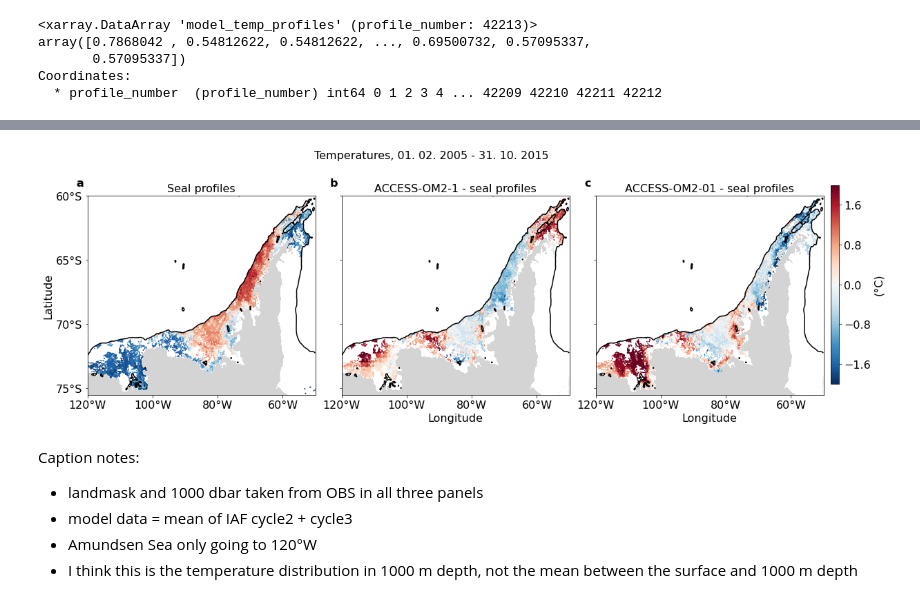
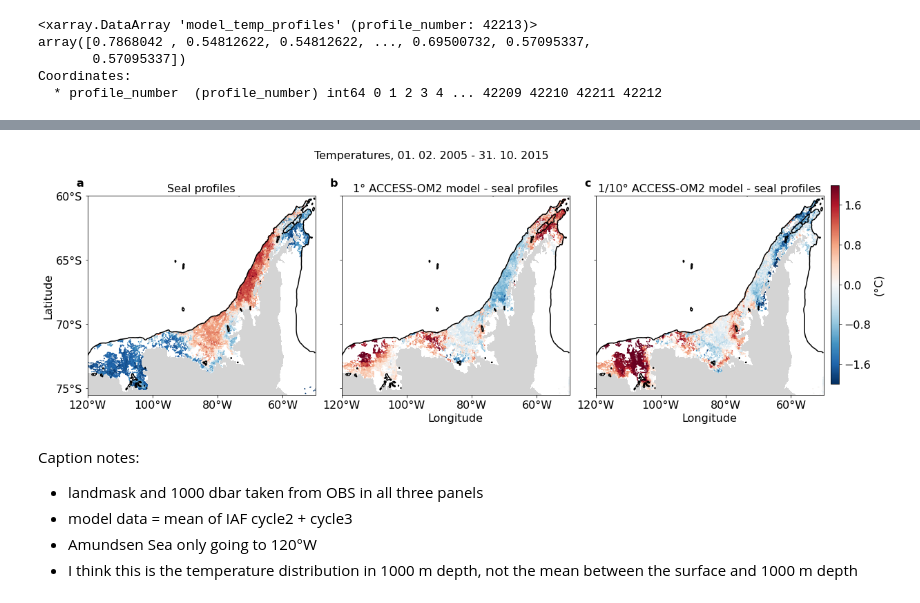
Before and after one commit to mauricehuguenin/ENSO-Antarctica_scripts, a Jupyter notebook: Model_evaluation_with_JRA55_and_SOSE.ipynb, the cells around one changed output, grey strips where cells are left out. Cells and saved outputs as stored; diff of their text form; code cells hidden in the pictures.

```diff
--- a/Model_evaluation_with_JRA55_and_SOSE.ipynb
+++ b/Model_evaluation_with_JRA55_and_SOSE.ipynb
@@ -317,9 +317,9 @@ for f in [0,1,2]:
     if f == 0:
         panel = gs[0,0]; lon = lon_obs; lat = lat_obs; data = meop_temp; scale = 1; title_str = 'Seal profiles'
     if f == 1:
-        panel = gs[0,1]; lon = lon_model; lat = lat_model; data = (iaf_temp_1deg); scale = 1; title_str = 'ACCESS-OM2-1'
+        panel = gs[0,1]; lon = lon_model; lat = lat_model; data = (iaf_temp_1deg); scale = 1; title_str = '1° ACCESS-OM2 model'
     if f == 2:
-        panel = gs[0,2]; lon = lon_model; lat = lat_model; data = (iaf_temp); scale = 1; title_str = 'ACCESS-OM2-01'
+        panel = gs[0,2]; lon = lon_model; lat = lat_model; data = (iaf_temp); scale = 1; title_str = '1/10° ACCESS-OM2 model'
 #     if f == 4:
 #         panel = gs[1,1]; lon = lon_model; lat = lat_model; data = iaf_temp_1deg-meop_temp; scale = 1; title_str = 'ACCESS-OM2-1 \n difference to seal profiles'
 #     if f == 5:
@@ -419,3 +431,35 @@ Wall time: 4.75 s
+# %%
+meop_temp['lon_obs'] = lon_obs
+meop_temp['lat_obs'] = lat_obs
+meop_temp.attrs = {'Units': '[°C]',
+                   'Project': 'Subsurface warming of the West Antarctic continental shelf linked to El Niño-Southern Oscillation',
+                   'Author': 'Maurice F. Huguenin',
+                   'Created': '2023-06-15',
+                   'Mail': 'm.huguenin-virchaux@unsw.edu.au',
+                   'Funding': 'UNSW (Program code 1476), ARC ACEAS (ARC Grant No. SR200100008), ARC CLEX (ARC Grant No. CE170100023)'}
+meop_temp.to_netcdf('/g/data/e14/mv7494/ENSOAnt_data/FigS2a_MEOP_Data.nc')
+
+iaf_temp_1deg['lon_model'] = lon_model
+iaf_temp_1deg['lat_model'] = lat_model
+iaf_temp_1deg.attrs = {'Model': '1° ACCESS-OM2 model',
+                   'Project': 'Subsurface warming of the West Antarctic continental shelf linked to El Niño-Southern Oscillation',
+                   'Units': '[°C]',
+                   'Author': 'Maurice F. Huguenin',
+                   'Created': '2023-06-15',
+                   'Mail': 'm.huguenin-virchaux@unsw.edu.au',
+                   'Funding': 'UNSW (Program code 1476), ARC ACEAS (ARC Grant No. SR200100008), ARC CLEX (ARC Grant No. CE170100023)'}
+iaf_temp_1deg.to_netcdf('/g/data/e14/mv7494/ENSOAnt_data/FigS2b_ACCESS-OM2-1_Data.nc')
+
+iaf_temp['lon_model'] = lon_model
+iaf_temp['lat_model'] = lat_model
+iaf_temp.attrs = {'Model': '1/10° ACCESS-OM2 model',
+                  'Project': 'Subsurface warming of the West Antarctic continental shelf linked to El Niño-Southern Oscillation',
+                  'Units': '[°C]',
+                  'Author': 'Maurice F. Huguenin',
+                  'Created': '2023-06-15',
+                  'Mail': 'm.huguenin-virchaux@unsw.edu.au',
+                  'Funding': 'UNSW (Program code 1476), ARC ACEAS (ARC Grant No. SR200100008), ARC CLEX (ARC Grant No. CE170100023)'}
+iaf_temp.to_netcdf('/g/data/e14/mv7494/ENSOAnt_data/FigS2c_ACCESS-OM2-1_Data.nc')
 # %%
 %%time
 fontsize = 16
@@ -434,9 +478,9 @@ for f in [0,1,2]:
     if f == 0:
         panel = gs[0,0]; lon = lon_obs; lat = lat_obs; data = meop_temp; scale = 1; title_str = 'Seal profiles'
     if f == 1:
-        panel = gs[0,1]; lon = lon_model; lat = lat_model; data = (iaf_temp_1deg-meop_temp); scale = 1; title_str = 'ACCESS-OM2-1 - seal profiles'
+        panel = gs[0,1]; lon = lon_model; lat = lat_model; data = (iaf_temp_1deg-meop_temp); scale = 1; title_str = '1° ACCESS-OM2 model - seal profiles'
     if f == 2:
-        panel = gs[0,2]; lon = lon_model; lat = lat_model; data = (iaf_temp-meop_temp); scale = 1; title_str = 'ACCESS-OM2-01 - seal profiles'
+        panel = gs[0,2]; lon = lon_model; lat = lat_model; data = (iaf_temp-meop_temp); scale = 1; title_str = '1/10° ACCESS-OM2 model - seal profiles'
 #     if f == 4:
 #         panel = gs[1,1]; lon = lon_model; lat = lat_model; data = iaf_temp_1deg-meop_temp; scale = 1; title_str = 'ACCESS-OM2-1 \n difference to seal profiles'
 #     if f == 5:
@@ -535,4 +579,4 @@ Wall time: 4.51 s
-[figure, old version]
+[figure, new version]
 # %% [markdown]
 Caption notes:
 - landmask and 1000 dbar taken from OBS in all three panels
```
Also changed, not shown: parts of 13 cells of this notebook.
